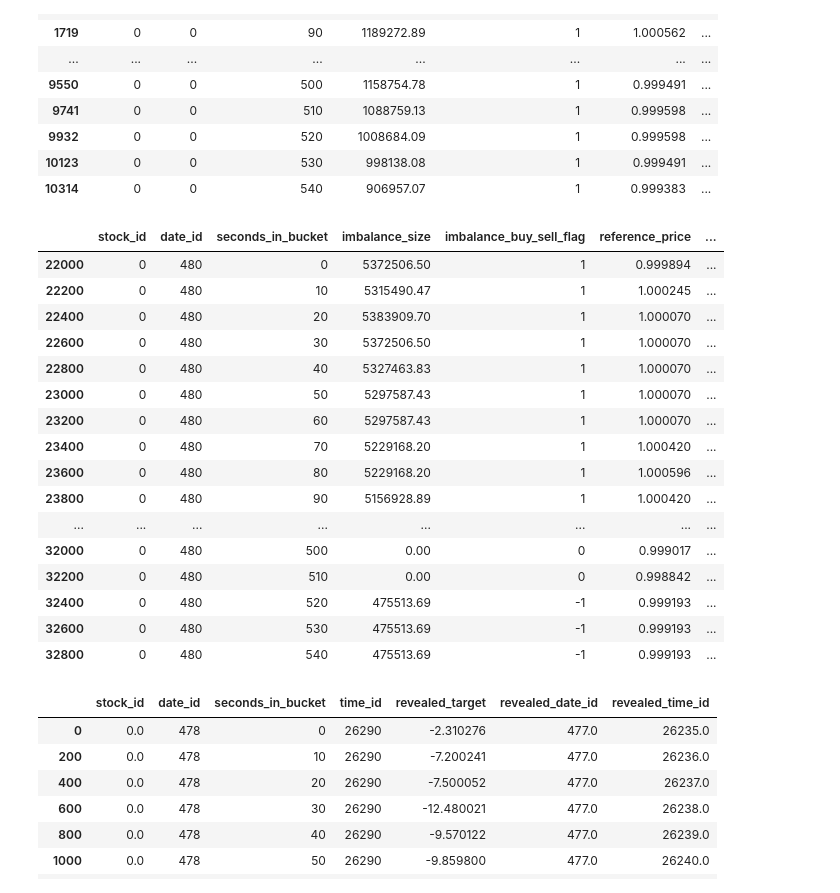
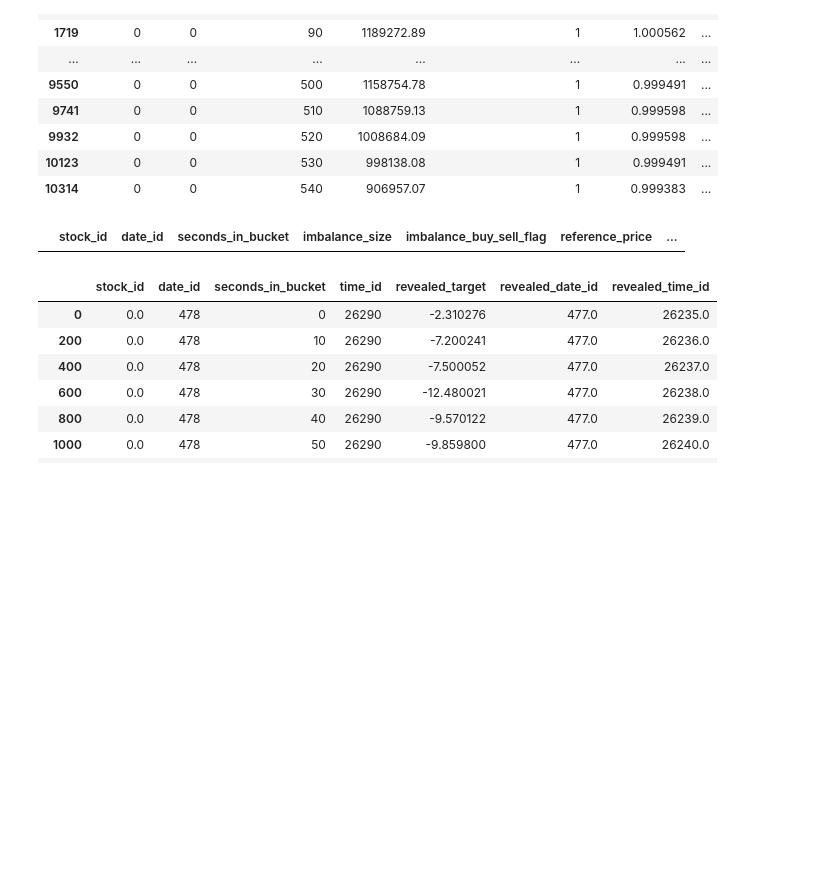
Before and after one commit to florencetsang/optiver2023, a Jupyter notebook: data_exploration.ipynb, the cells around one changed output. Cells and saved outputs as stored; diff of their text form; code cells hidden in the pictures; blank space fills up the shorter version.

```diff
--- a/data_exploration.ipynb
+++ b/data_exploration.ipynb
@@ -213,25 +215,9 @@ df_train[(df_train["stock_id"]==0) & (df_train["date_id"]==0)]
 | 10123 | 0 | 0 | 530 | 998138.08 | 1 | 0.999491 | ... |
 | 10314 | 0 | 0 | 540 | 906957.07 | 1 | 0.999383 | ... |
 # %%
-df_test[(df_test["stock_id"]==0) & (df_test["date_id"]==480)]
+df_test[(df_test["stock_id"]==0) & (df_test["date_id"]==0)]
 # %% [output]
 |  | stock_id | date_id | seconds_in_bucket | imbalance_size | imbalance_buy_sell_flag | reference_price | ... |
-| 22000 | 0 | 480 | 0 | 5372506.50 | 1 | 0.999894 | ... |
-| 22200 | 0 | 480 | 10 | 5315490.47 | 1 | 1.000245 | ... |
-| 22400 | 0 | 480 | 20 | 5383909.70 | 1 | 1.000070 | ... |
-| 22600 | 0 | 480 | 30 | 5372506.50 | 1 | 1.000070 | ... |
-| 22800 | 0 | 480 | 40 | 5327463.83 | 1 | 1.000070 | ... |
-| 23000 | 0 | 480 | 50 | 5297587.43 | 1 | 1.000070 | ... |
-| 23200 | 0 | 480 | 60 | 5297587.43 | 1 | 1.000070 | ... |
-| 23400 | 0 | 480 | 70 | 5229168.20 | 1 | 1.000420 | ... |
-| 23600 | 0 | 480 | 80 | 5229168.20 | 1 | 1.000596 | ... |
-| 23800 | 0 | 480 | 90 | 5156928.89 | 1 | 1.000420 | ... |
-| ... | ... | ... | ... | ... | ... | ... | ... |
-| 32000 | 0 | 480 | 500 | 0.00 | 0 | 0.999017 | ... |
-| 32200 | 0 | 480 | 510 | 0.00 | 0 | 0.998842 | ... |
-| 32400 | 0 | 480 | 520 | 475513.69 | -1 | 0.999193 | ... |
-| 32600 | 0 | 480 | 530 | 475513.69 | -1 | 0.999193 | ... |
-| 32800 | 0 | 480 | 540 | 475513.69 | -1 | 0.999193 | ... |
 # %%
 revealed_targets[(revealed_targets["stock_id"]==0) & (revealed_targets["date_id"]==478)]
 # %% [output]
```
Also changed, not shown: parts of 4 cells of this notebook.
